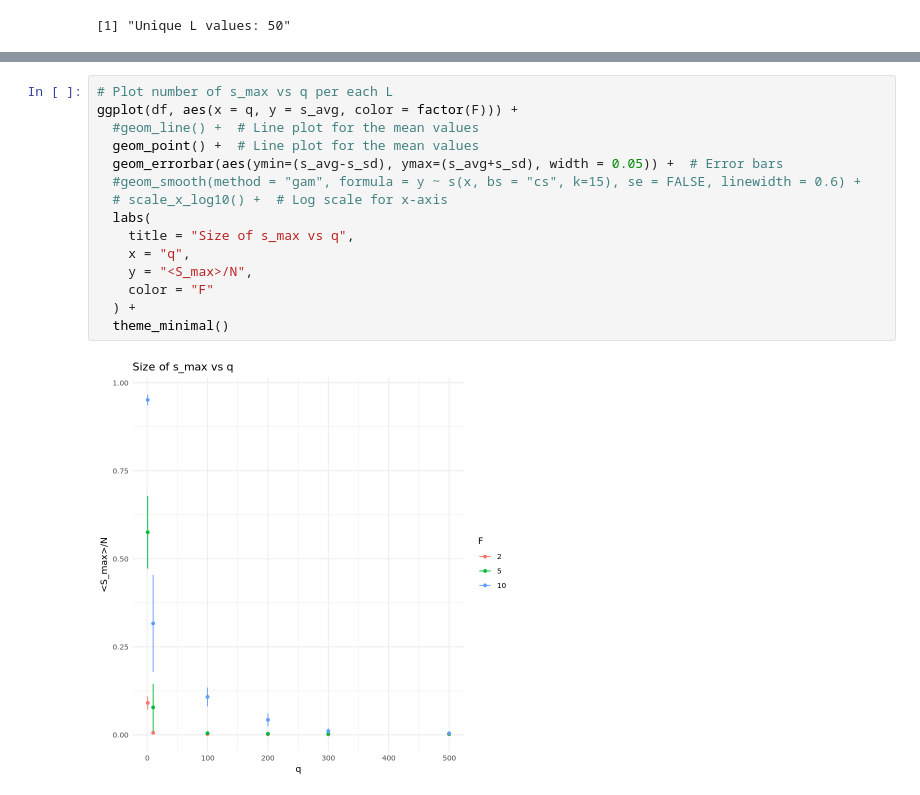
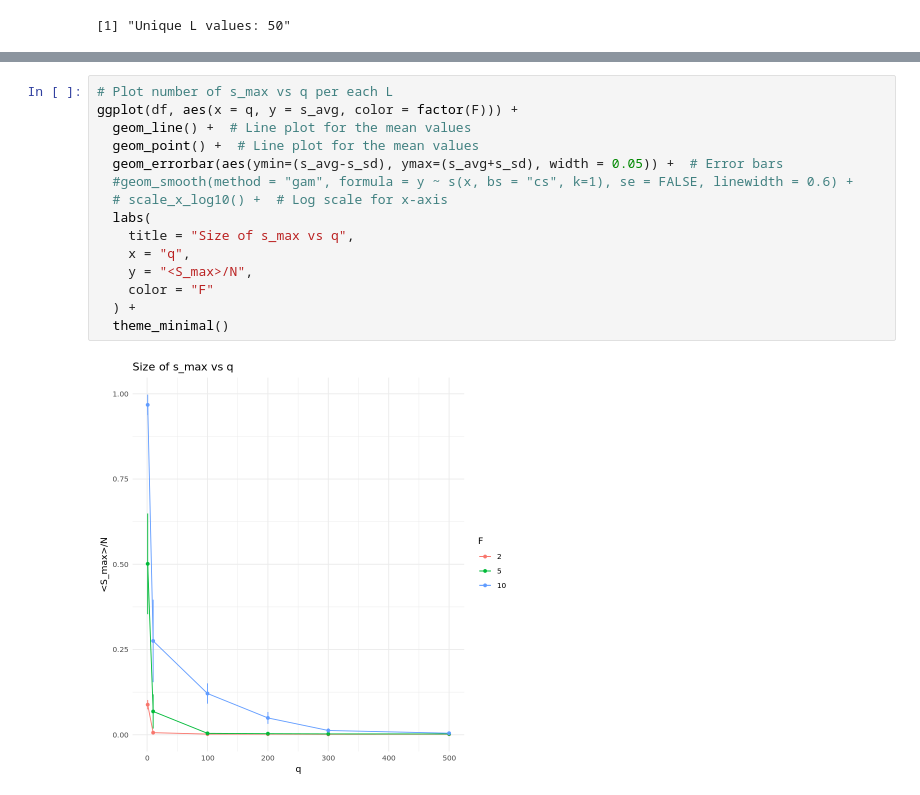
Before and after one commit to paololapo/ComplexNetworks_projects, a Jupyter notebook: code/task_30/social_influence.ipynb, the cells around one changed output, grey strips where cells are left out. Saved outputs shown, nothing was run; the diff lists cells and outputs as text.

```diff
--- a/code/task_30/social_influence.ipynb
+++ b/code/task_30/social_influence.ipynb
@@ -623,17 +623,17 @@ A tibble: 18 × 6
 # %%
 # Plot number of s_max vs q per each L
 ggplot(df, aes(x = q, y = s_avg, color = factor(F))) +
-  #geom_line() +  # Line plot for the mean values
+  geom_line() +  # Line plot for the mean values
   geom_point() +  # Line plot for the mean values
   geom_errorbar(aes(ymin=(s_avg-s_sd), ymax=(s_avg+s_sd), width = 0.05)) +  # Error bars
-  #geom_smooth(method = "gam", formula = y ~ s(x, bs = "cs", k=15), se = FALSE, linewidth = 0.6) +
+  #geom_smooth(method = "gam", formula = y ~ s(x, bs = "cs", k=1), se = FALSE, linewidth = 0.6) +
   # scale_x_log10() +  # Log scale for x-axis
   labs(
     title = "Size of s_max vs q",
     x = "q",
     y = "<S_max>/N",
     color = "F"
   ) +
   theme_minimal()
 # %% [output]
-[figure, old version]
+[figure, new version]
```
Also changed, not shown: parts of 4 cells of this notebook, 2 other files.
